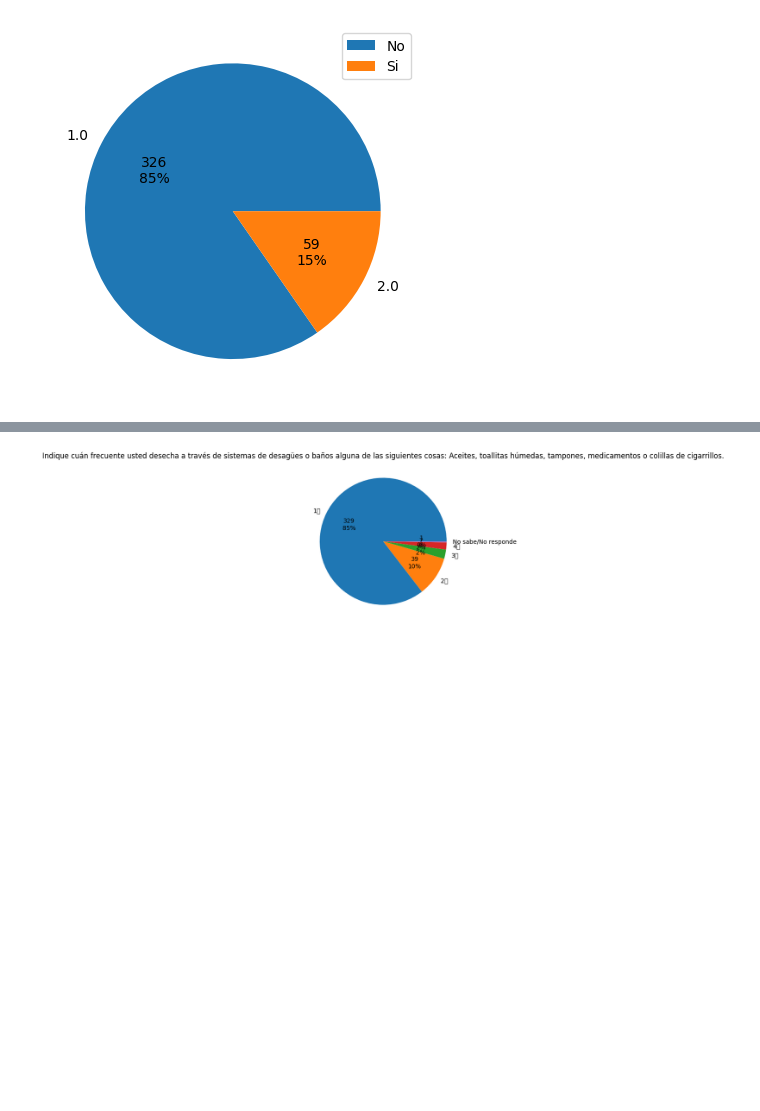
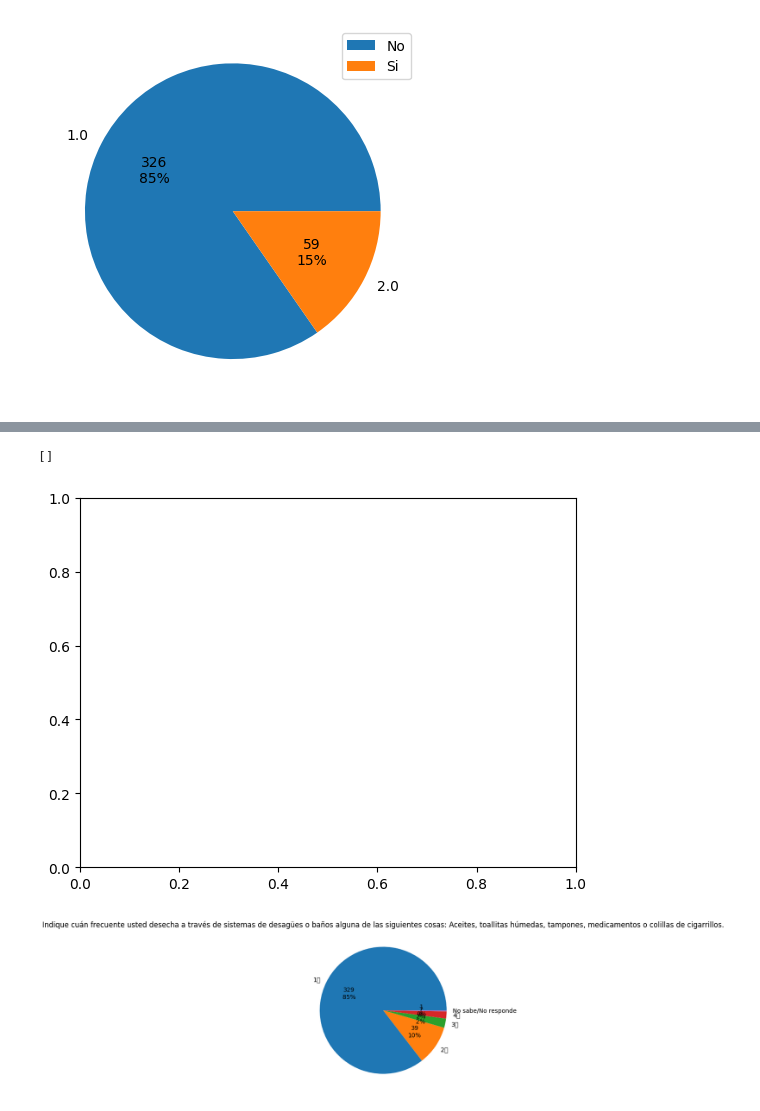
Before and after one commit to mqquiroz/HUCLAM, a Jupyter notebook: Datos_SPSS.ipynb, the cells around one changed output, grey strips where cells are left out. Cells and saved outputs as stored; diff of their text form; code cells hidden in the pictures; blank space fills up the shorter version.

```diff
--- a/Datos_SPSS.ipynb
+++ b/Datos_SPSS.ipynb
@@ -217,3 +304,8 @@ dtype: int64
+# %%
+plt.gca().patches[:5]
+# %% [output]
+[]
+[figure, added]
 # %%
 def label_function(val):
     return f'{val / 100 * len(df):.0f}\n{val:.0f}%'
```
Also changed, not shown: parts of 5 cells of this notebook.
